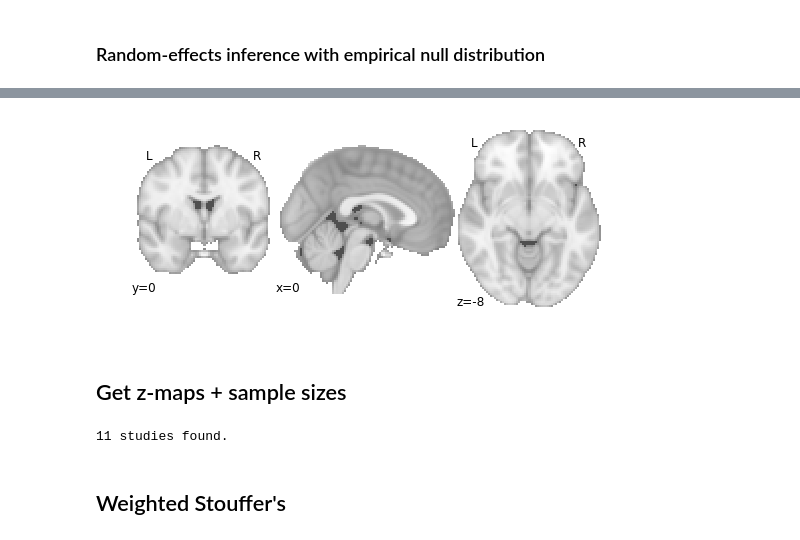
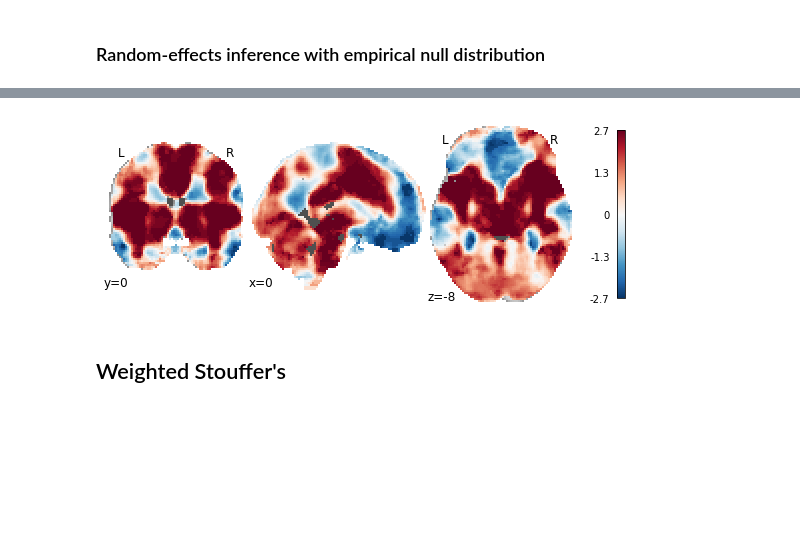
Before and after one commit to neurostuff/NiMARE, a Jupyter notebook: examples/nidm_pain_meta-analyses.ipynb, the cells around one changed output, grey strips where cells are left out. Saved outputs shown, nothing was run; the diff lists cells and outputs as text; code cells hidden in the pictures; blank space fills up the shorter version.

```diff
--- a/examples/nidm_pain_meta-analyses.ipynb
+++ b/examples/nidm_pain_meta-analyses.ipynb
@@ -35,10 +34,10 @@ download_dataset()
 os.remove("download_test_data.py")
 # %%
-dset_file = join(dirname(nimare.__file__), 'tests', 'data', 'nidm_pain_dset.json')
-with open(dset_file, 'r') as fo:
-    dset_dict = json.load(fo)
+dset_file = os.path.join(os.path.dirname(nimare.__file__),
+                         'tests', 'data', 'nidm_pain_dset.json')
 dset = nimare.dataset.Dataset(dset_file)
+dset.update_path(dset_dir)
 
-mask_img = dset.mask
+mask_img = dset.masker.mask_img
 
 logp_thresh = -np.log(.05)
@@ -101,6 +69,8 @@ print('{0} studies found.'.format(z_data.shape[0]))
 # %%
 %%time
-result = fishers(z_data, mask_img)
-plot_stat_map(result.images['z'], cut_coords=[0, 0, -8],
+# Here is the object-oriented approach
+meta = Fishers()
+meta.fit(dset)
+plot_stat_map(meta.results.get_map('z'), cut_coords=[0, 0, -8],
               draw_cross=False, cmap='RdBu_r')
 # %% [output]
@@ -113,8 +84,8 @@ Wall time: 1.34 s
 ### Fixed-effects inference
 # %%
 %%time
-result = stouffers(z_data, mask_img, inference='ffx',
-                   null='theoretical', n_iters=None)
-plot_stat_map(result.images['z'], cut_coords=[0, 0, -8],
+meta = Stouffers(inference='ffx', null='theoretical', n_iters=None)
+meta.fit(dset)
+plot_stat_map(meta.results.get_map('z'), cut_coords=[0, 0, -8],
               draw_cross=False, cmap='RdBu_r')
 # %% [output]
@@ -125,8 +97,8 @@ Wall time: 1.24 s
 ### Random-effects inference with theoretical null distribution
 # %%
 %%time
-result = stouffers(z_data, mask_img, inference='rfx',
-                   null='theoretical', n_iters=None)
-plot_stat_map(result.images['z'], cut_coords=[0, 0, -8],
+meta = Stouffers(inference='rfx', null='theoretical', n_iters=None)
+meta.fit(dset)
+plot_stat_map(meta.results.get_map('z'), cut_coords=[0, 0, -8],
               draw_cross=False, cmap='RdBu_r')
 # %% [output]
@@ -137,8 +110,8 @@ Wall time: 1.37 s
 ### Random-effects inference with empirical null distribution
 # %%
 %%time
-result = stouffers(z_data, mask_img, inference='rfx',
-                   null='empirical', n_iters=1000)
-plot_stat_map(result.images['z'], cut_coords=[0, 0, -8],
+meta = Stouffers(inference='rfx', null='empirical', n_iters=1000)
+meta.fit(dset)
+plot_stat_map(meta.results.get_map('z'), cut_coords=[0, 0, -8],
               draw_cross=False, cmap='RdBu_r')
 # %% [output]
@@ -147,14 +121,4 @@ Wall time: 2min 32s
-[figure, old version]
+[figure, new version]
-# %% [markdown]
-## Get z-maps + sample sizes
-# %%
-z_files, ns = get_files(dset_dict, ['z', 'n'])
-z_imgs = [nib.load(join(dirname(nimare.__file__), f)) for f in z_files]
-z_data = apply_mask(z_imgs, mask_img)
-sample_sizes = np.array(ns)
-print('{0} studies found.'.format(z_data.shape[0]))
-# %% [output]
-11 studies found.
 # %% [markdown]
 ## Weighted Stouffer's
 # %%
```
Also changed, not shown: parts of 28 cells of this notebook, 4 other files.
